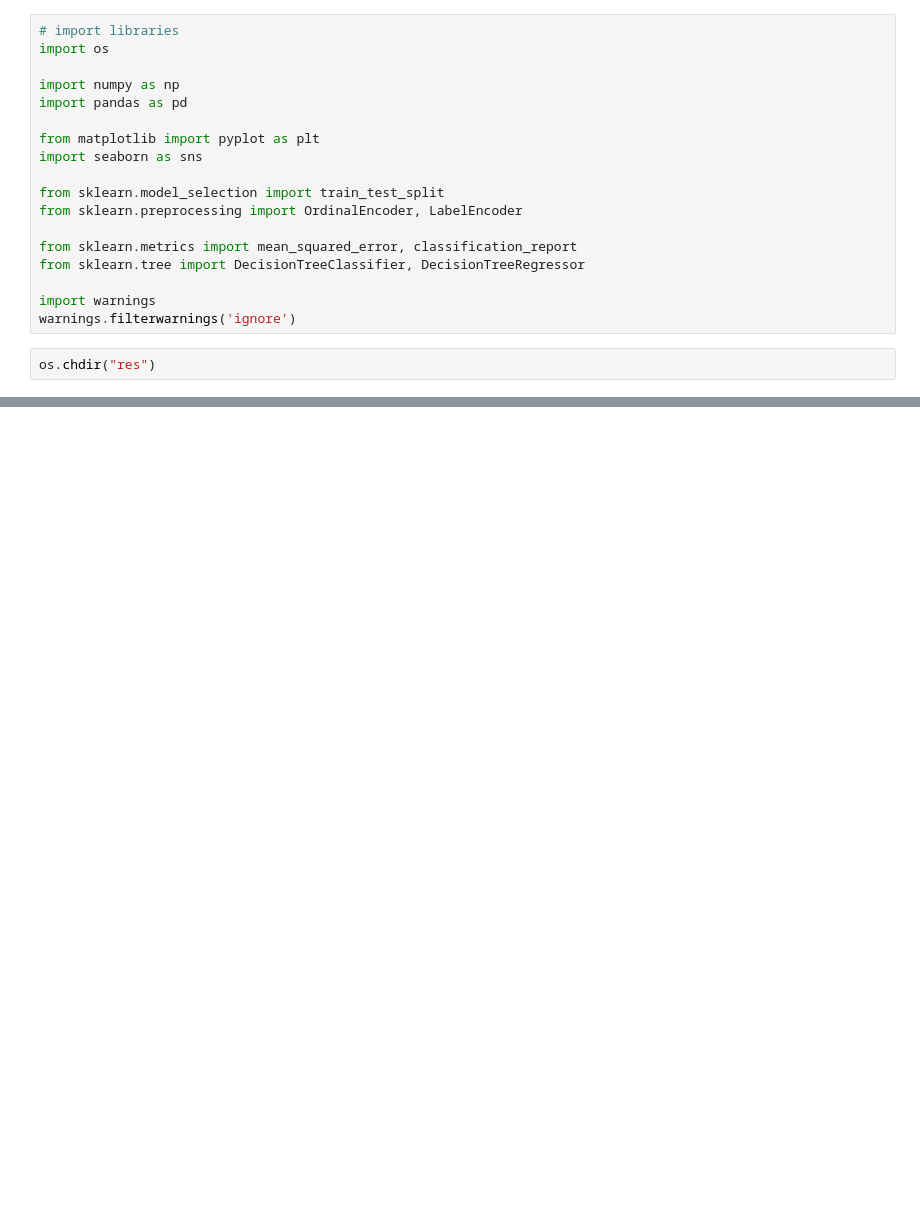
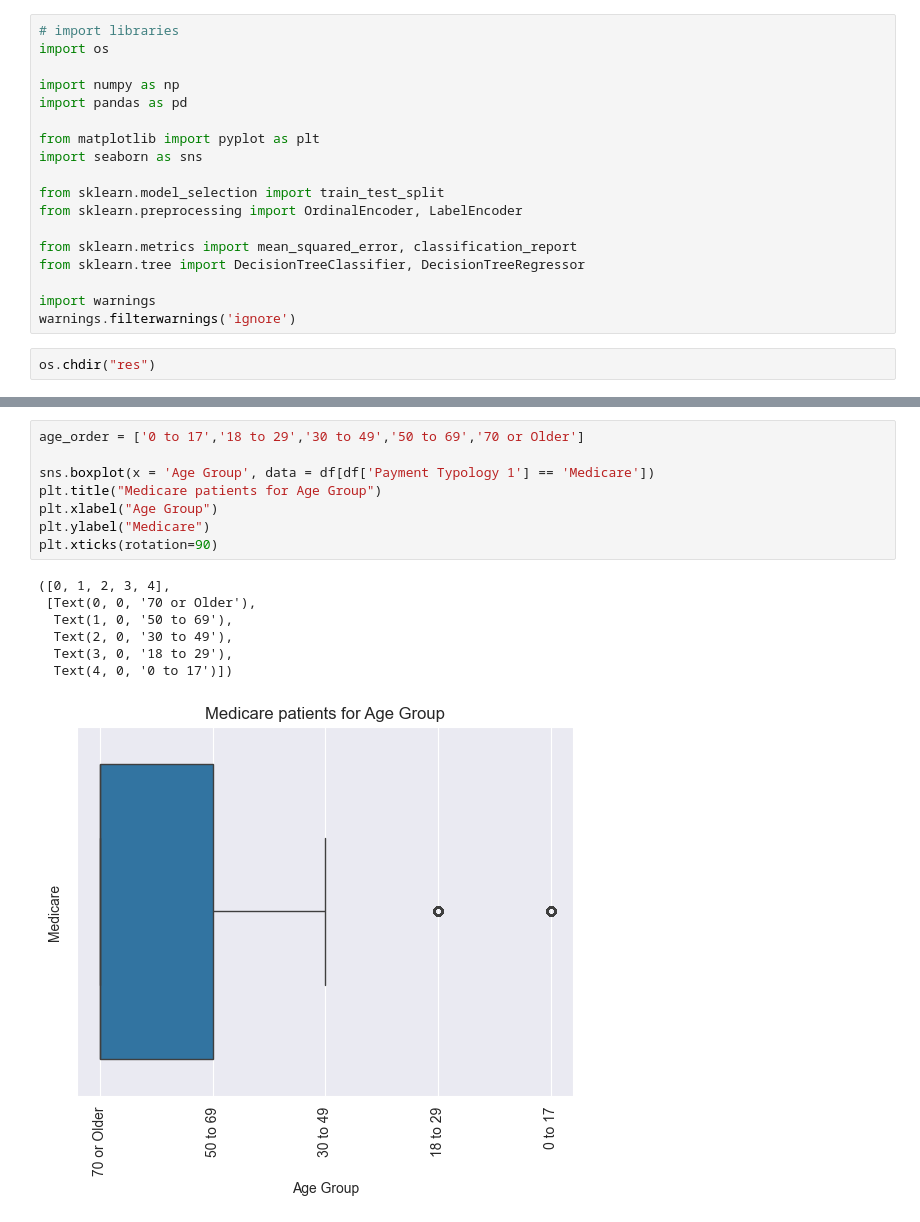
Before and after one commit to olgun-yilmaz/HospitalLengthOfStayPredict, a Jupyter notebook: length_of_stay_predict.ipynb, the cells around one changed output, grey strips where cells are left out. Saved outputs shown, nothing was run; the diff lists cells and outputs as text; blank space fills up the shorter version.

```diff
--- a/length_of_stay_predict.ipynb
+++ b/length_of_stay_predict.ipynb
@@ -24,0 +136,16 @@ df = pd.read_csv("Hospital_Inpatient_Discharges__SPARCS_De-Identified___2021_202
+# %%
+age_order = ['0 to 17','18 to 29','30 to 49','50 to 69','70 or Older']
+
+sns.boxplot(x = 'Age Group', data = df[df['Payment Typology 1'] == 'Medicare'])
+plt.title("Medicare patients for Age Group")
+plt.xlabel("Age Group")
+plt.ylabel("Medicare")
+plt.xticks(rotation=90)
+# %% [output]
+([0, 1, 2, 3, 4],
+ [Text(0, 0, '70 or Older'),
+  Text(1, 0, '50 to 69'),
+  Text(2, 0, '30 to 49'),
+  Text(3, 0, '18 to 29'),
+  Text(4, 0, '0 to 17')])
+[figure, added]
```
Also changed, not shown: parts of 10 cells of this notebook.
